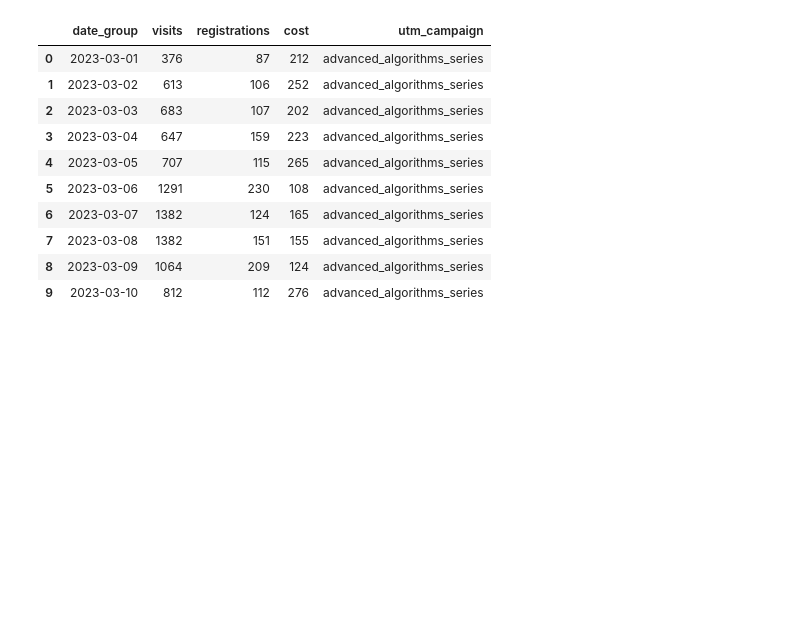
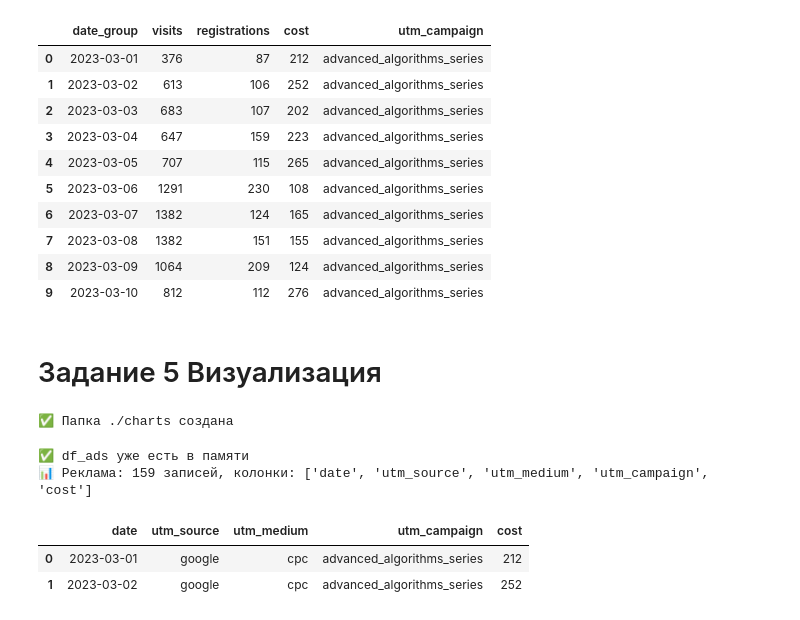
Before and after one commit to Fe1tch/data-analytics-project-100, a Jupyter notebook: analysis.ipynb, the cells around one changed output. Saved outputs shown, nothing was run; the diff lists cells and outputs as text; code cells hidden in the pictures; blank space fills up the shorter version.

```diff
--- a/analysis.ipynb
+++ b/analysis.ipynb
@@ -411,3 +535,69 @@ display(df_final.head(10))
 | 7 | 2023-03-08 | 1382 | 151 | 155 | advanced_algorithms_series |
 | 8 | 2023-03-09 | 1064 | 209 | 124 | advanced_algorithms_series |
 | 9 | 2023-03-10 | 812 | 112 | 276 | advanced_algorithms_series |
+# %% [markdown]
+# Задание 5 Визуализация
+# %%
+import pandas as pd
+import numpy as np
+import matplotlib.pyplot as plt
+import seaborn as sns
+import os
+import warnings
+warnings.filterwarnings('ignore')
+
+# Настройка стилей
+sns.set_style("whitegrid")
+plt.rcParams["figure.figsize"] = (12, 6)
+plt.rcParams["font.size"] = 10
+
+# Создаём папку для графиков
+os.makedirs("charts", exist_ok=True)
+print("✅ Папка ./charts создана")
+# %% [output]
+✅ Папка ./charts создана
+# %%
+import pandas as pd
+import requests
+import warnings
+import os
+warnings.filterwarnings('ignore')
+
+# 🔹 Умная загрузка рекламы: проверяем память → CSV → API/Google Drive
+if 'df_ads' not in globals():
+    print("🔍 df_ads не найден в памяти, пробуем загрузить...")
+
+    # 1. Пробуем загрузить из локального CSV (если скачивали раньше)
+    if os.path.exists("ads.csv"):
+        print("✅ Загружаем ads.csv из локальной папки...")
+        df_ads = pd.read_csv("ads.csv")
+
+    # 2. Если нет CSV — скачиваем с Google Drive
+    else:
+        print("⏳ Скачиваем ads.csv с Google Drive...")
+        ADS_URL = "https://drive.google.com/uc?export=download&id=12vCtGhJlcK_CBcs8ES3BfEPbk6OJ45Qj"
+        try:
+            r = requests.get(ADS_URL, verify=False, timeout=30)
+            r.raise_for_status()
+            with open("ads.csv", "wb") as f:
+                f.write(r.content)
+            df_ads = pd.read_csv("ads.csv")
+            print("✅ Файл скачан и загружен!")
+        except Exception as e:
+            print(f"❌ Ошибка загрузки рекламы: {e}")
+            df_ads = pd.DataFrame()  # Пустой, чтобы код не упал
+else:
+    print("✅ df_ads уже есть в памяти")
+
+# Проверка
+if not df_ads.empty:
+    print(f"📊 Реклама: {len(df_ads)} записей, колонки: {list(df_ads.columns)}")
+    display(df_ads.head(2))
+else:
+    print("⚠️ Внимание: df_ads пустой! Проверьте интернет или наличие файла ads.csv")
+# %% [output]
+✅ df_ads уже есть в памяти
+📊 Реклама: 159 записей, колонки: ['date', 'utm_source', 'utm_medium', 'utm_campaign', 'cost']
+|  | date | utm_source | utm_medium | utm_campaign | cost |
+| 0 | 2023-03-01 | google | cpc | advanced_algorithms_series | 212 |
+| 1 | 2023-03-02 | google | cpc | advanced_algorithms_series | 252 |
```
Also changed, not shown: parts of 16 cells of this notebook, 9 other files.
